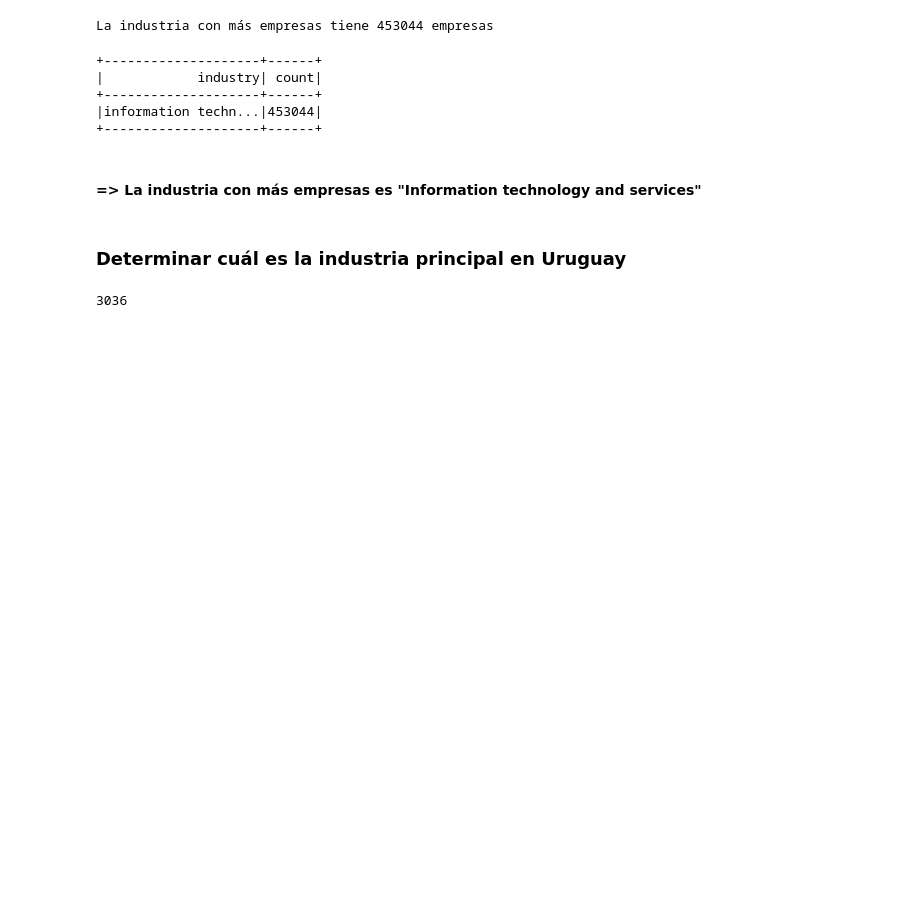
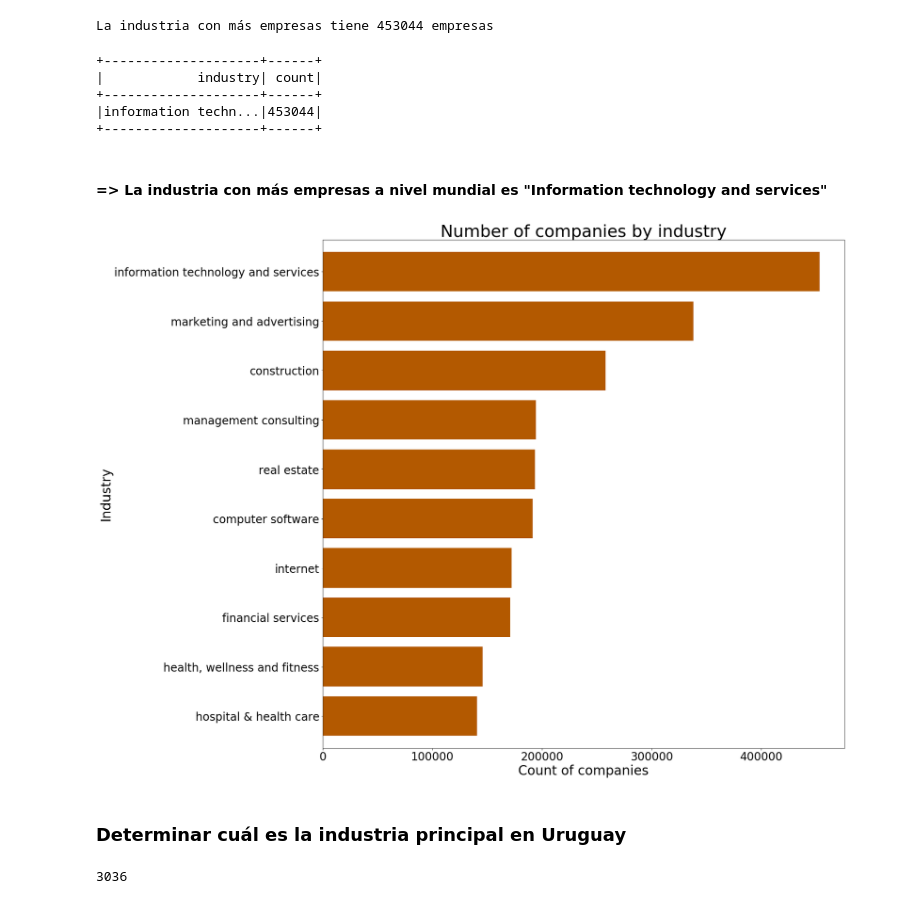
Before and after one commit to fernandasecinaroinnovant/bigdata-obl, a Jupyter notebook: obligatorio_companies.ipynb, the cells around one changed output. Cells and saved outputs as stored; diff of their text form; code cells hidden in the pictures; blank space fills up the shorter version.

```diff
--- a/obligatorio_companies.ipynb
+++ b/obligatorio_companies.ipynb
@@ -216,7 +216,7 @@ companies.columns
 ### Determinar cuál es la industria principal considerando todos los países
 # %%
 # Agrupamos el dataset por industria, y observamos la cantidad de empresas por industria
-count_per_industry = companies.groupBy("industry").count()
+count_per_industry = companies.where(companies["industry"].isNotNull()).groupBy("industry").count()
 # %%
 count_per_industry.show()
 # %% [output]
@@ -256,7 +256,30 @@ count_per_industry.where((count_per_industry["count"] == count_industry_with_mor
 |information techn...|453044|
 +--------------------+------+
 # %% [markdown]
-#### => La industria con más empresas es "Information technology and services"
+#### => La industria con más empresas a nivel mundial es "Information technology and services"
+# %%
+# Realizamos una gráfica de industria vs cantidad de empresas
+count_per_industry_collect  = count_per_industry.collect()
+industries_items = [item[0] for item in count_per_industry_collect]
+count_items = [item[1] for item in count_per_industry_collect]
+count_per_industry_collect = {"industry" : industries_items, "count": count_items}
+count_per_industry_df = pd.DataFrame(count_per_industry_collect)
+count_per_industry_df = count_per_industry_df.sort_values(by = "count", ascending  = False)
+count_per_industry_df = count_per_industry_df.iloc[:10]
+
+myplot = count_per_industry_df .plot(figsize = (20,20), kind = "barh", color = "#b35900", width = 0.8,
+                               x = "industry", y = "count", legend = False)
+
+myplot.invert_yaxis()
+
+plt.xlabel("Count of companies", fontsize = 28)
+plt.ylabel("Industry", fontsize = 28)
+plt.title("Number of companies by industry", fontsize = 36)
+plt.xticks(size = 24)
+plt.yticks(size = 24)
+plt.show()
+# %% [output]
+[figure, added]
 # %% [markdown]
 ### Determinar cuál es la industria principal en Uruguay
 # %%
```
Also changed, not shown: parts of 90 cells of this notebook, 1 other file.
